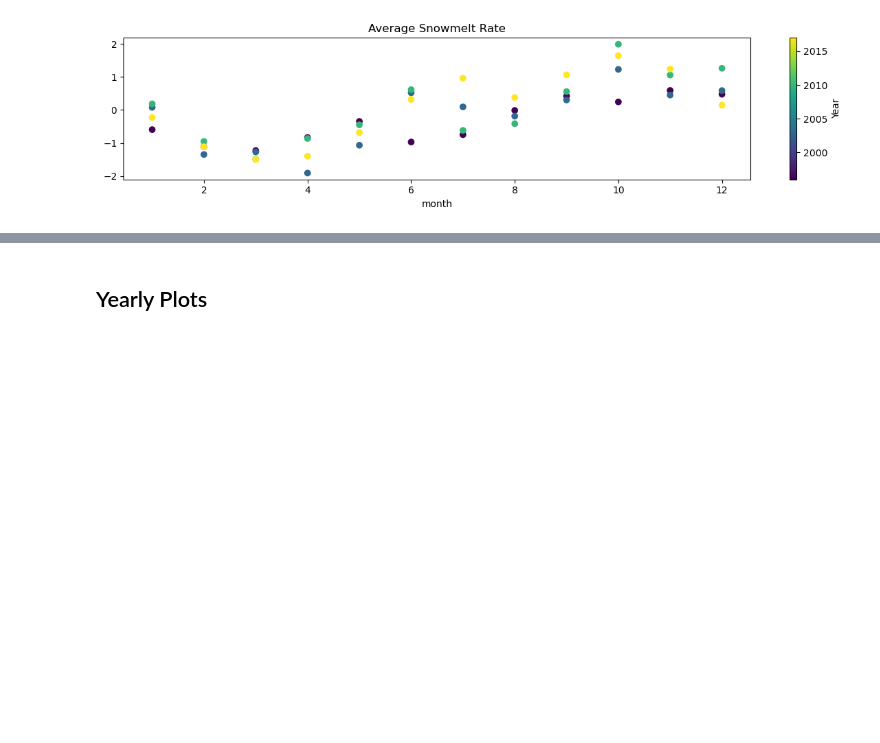
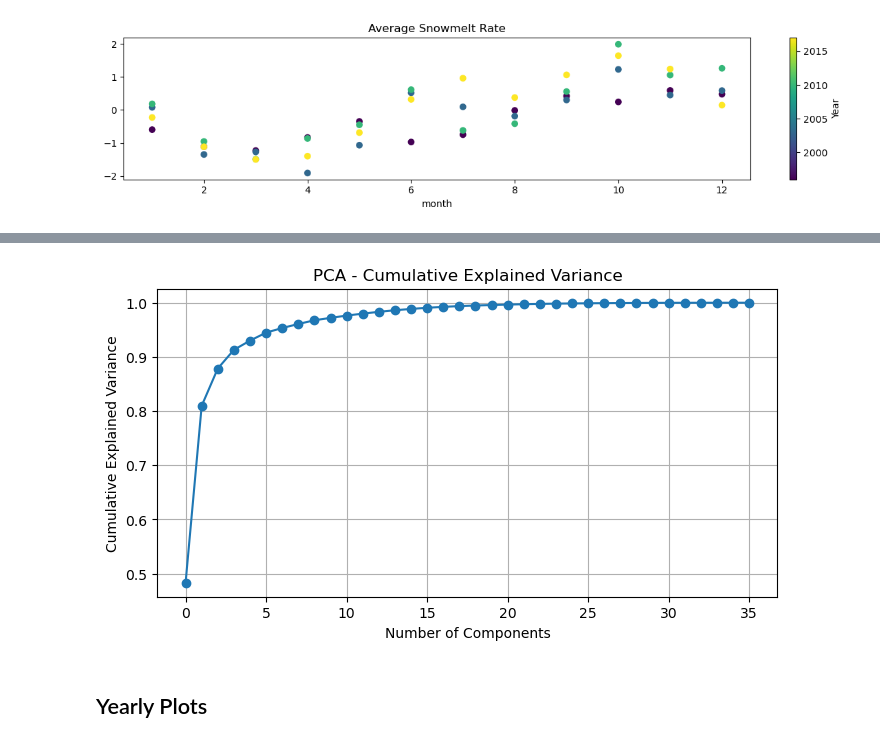
Before and after one commit to lennartp03/projectP, a Jupyter notebook: monthly_data/monthly_data.ipynb, the cells around one changed output, grey strips where cells are left out. Saved outputs shown, nothing was run; the diff lists cells and outputs as text; code cells hidden in the pictures; blank space fills up the shorter version.

```diff
--- a/monthly_data/monthly_data.ipynb
+++ b/monthly_data/monthly_data.ipynb
@@ -134,0 +522,22 @@ plot_monthly(means_monthly, columns, 1)
+# %%
+exclude = ['valid_time', 'latitude', 'longitude', 'year', 'month', 'day_of_year', 'week_of_year']
+columns_pca = [col for col in grouped_anomaly.columns if col not in exclude]
+
+def pca(df, columns, n_components=None):
+    df_pca = df[columns].dropna()
+    scaler = StandardScaler()
+    df_pca_scaled = scaler.fit_transform(df_pca)
+
+    pca = PCA(n_components=n_components)
+    pca.fit(df_pca_scaled)
+
+    transformed_data = pca.transform(df_pca_scaled)
+
+    explained_variance = pca.explained_variance_ratio_
+    print("Explained variance ratio per principal component:")
+    for i, var_ratio in enumerate(explained_variance, start=1):
+        print(f"PC{i}: {var_ratio:.3f}")
+
+    return transformed_data, explained_variance, pca.components_
+# %%
+transformed_data, explained_variance, principle_components=pca(grouped_anomaly, columns_pca)
@@ -135,3 +562,13 @@ plot_monthly(means_monthly, columns, 1)
+# %%
+plt.figure(figsize=(8,4))
+plt.plot(np.cumsum(explained_variance), marker='o')
+plt.xlabel("Number of Components")
+plt.ylabel("Cumulative Explained Variance")
+plt.title("PCA - Cumulative Explained Variance")
+plt.grid(True)
+plt.show()
+# %% [output]
+[figure, added]
 # %% [markdown]
 ## Yearly Plots
 # %%
```
Also changed, not shown: parts of 49 cells of this notebook, 5 other files.
